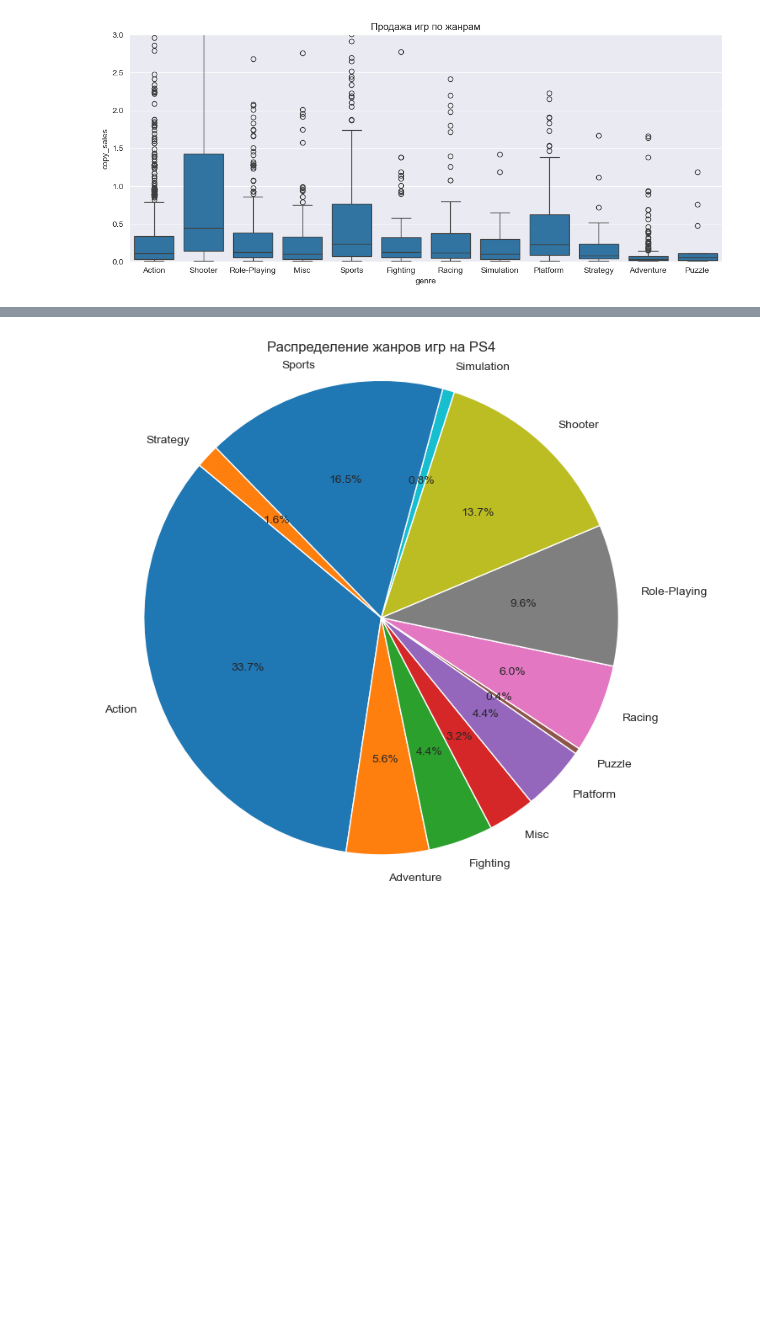
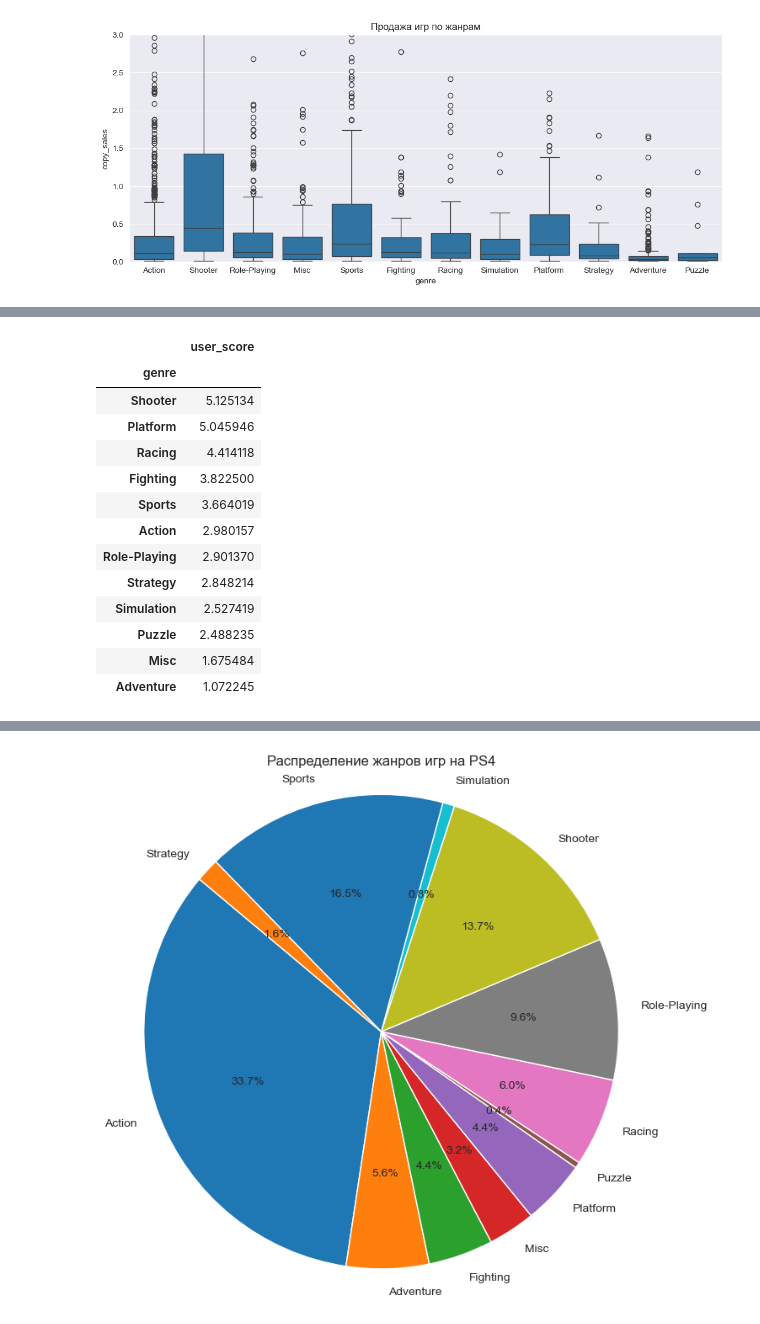
Before and after one commit to liriannamiller/pet_projects, a Jupyter notebook: games_project.ipynb, the cells around one changed output, grey strips where cells are left out. Cells and saved outputs as stored; diff of their text form; code cells hidden in the pictures; blank space fills up the shorter version.

```diff
--- a/games_project.ipynb
+++ b/games_project.ipynb
@@ -425,0 +546,18 @@ _ = plt.ylim(0, 3);
+# %%
+games_user_rating = actual_games_df.pivot_table(index='genre', values='user_score').sort_values(by='user_score', ascending=False)
+games_user_rating
+# %% [output]
+|  | user_score |
+| genre |  |
+| Shooter | 5.125134 |
+| Platform | 5.045946 |
+| Racing | 4.414118 |
+| Fighting | 3.822500 |
+| Sports | 3.664019 |
+| Action | 2.980157 |
+| Role-Playing | 2.901370 |
+| Strategy | 2.848214 |
+| Simulation | 2.527419 |
+| Puzzle | 2.488235 |
+| Misc | 1.675484 |
+| Adventure | 1.072245 |
```
Also changed, not shown: parts of 27 cells of this notebook.
